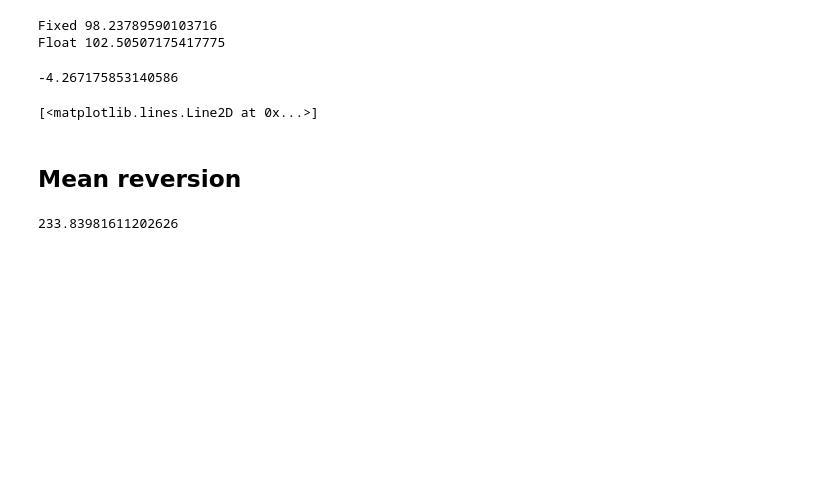
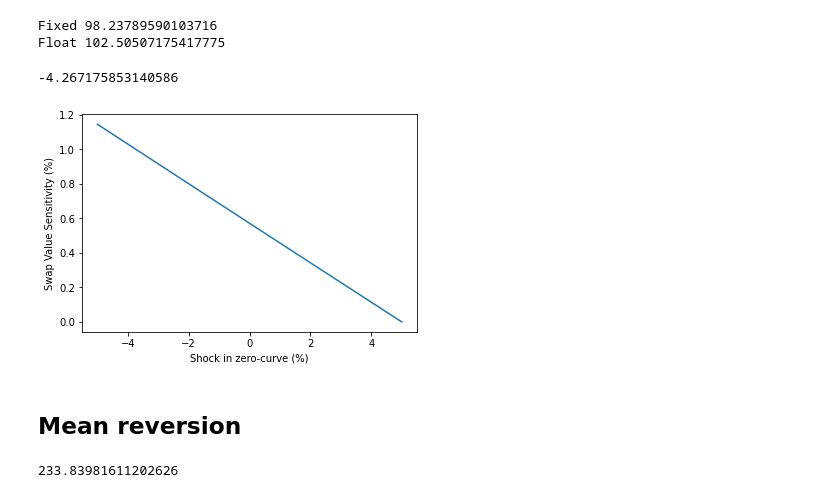
Before and after one commit to LuukOudshoorn25/SPFDM1, a Jupyter notebook: SPFDM 1.ipynb, the cells around one changed output. Cells and saved outputs as stored; diff of their text form; code cells hidden in the pictures; blank space fills up the shorter version.

```diff
--- a/SPFDM 1.ipynb
+++ b/SPFDM 1.ipynb
@@ -409,19 +411,25 @@ Float 102.50507175417775
 -4.267175853140586
 # %%
 # Already issued long-maturity swap - changes in sensitivity
-zerocurve_base = zerocurve['Zero rate']
-swap_rate = 8
-last_libor = 10.2
+swap_rate = 8.40
+last_libor = 7.39
+# Calculate value with current zerocurve
+swapper = swaps(-0.25,10.25,0.5,swap_rate,last_libor, print_value=False)
+zero_swap = swapper.irsvalue
+# Calculate values for shocks in zerocurve
 changes = np.arange(0.95, 1.05, 0.01)
 swap_value = np.zeros(len(changes))
 for i, change in enumerate(changes):
     zerocurve['Zero rate'] = zerocurve_base*change
-    swapper = swaps(-0.25,5,0.5,swap_rate,last_libor, print_value=False)
+    swapper = swaps(-0.25,10.25,0.5,swap_rate,last_libor, print_value=False)
     value = swapper.irsvalue
     swap_value[i] = value
-plt.plot(changes, swap_value)
+plt.plot((changes-1)*100, ((swap_value-zero_swap)/zero_swap)*100)
+plt.ylabel('Swap Value Sensitivity (%)')
+plt.xlabel('Shock in zero-curve (%)')
+plt.savefig('sensitivity.png')
 # %% [output]
-[<matplotlib.lines.Line2D at 0x...>]
+[figure, added]
 # %% [markdown]
 <h2>Mean reversion</h2>
 # %%
```
Also changed, not shown: parts of 4 cells of this notebook.
